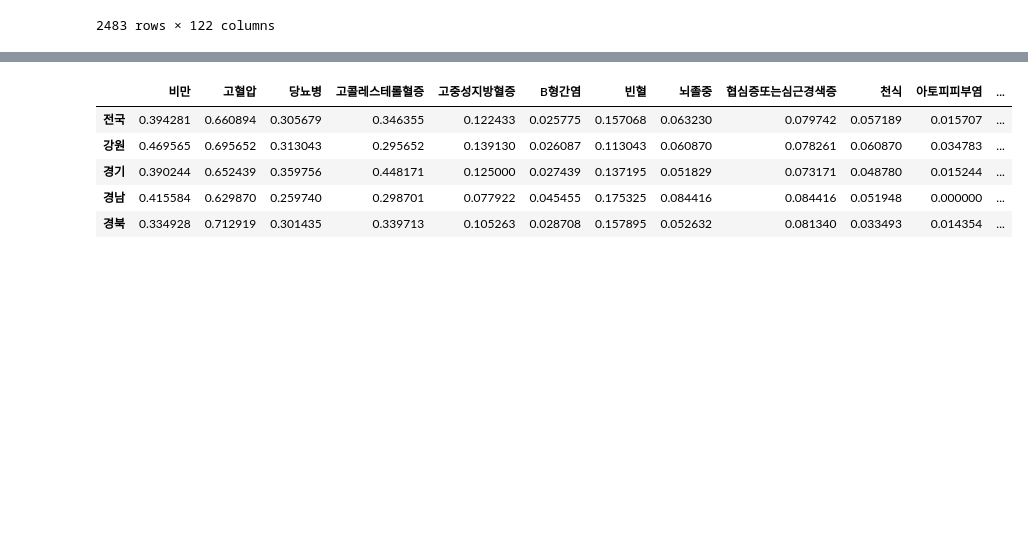
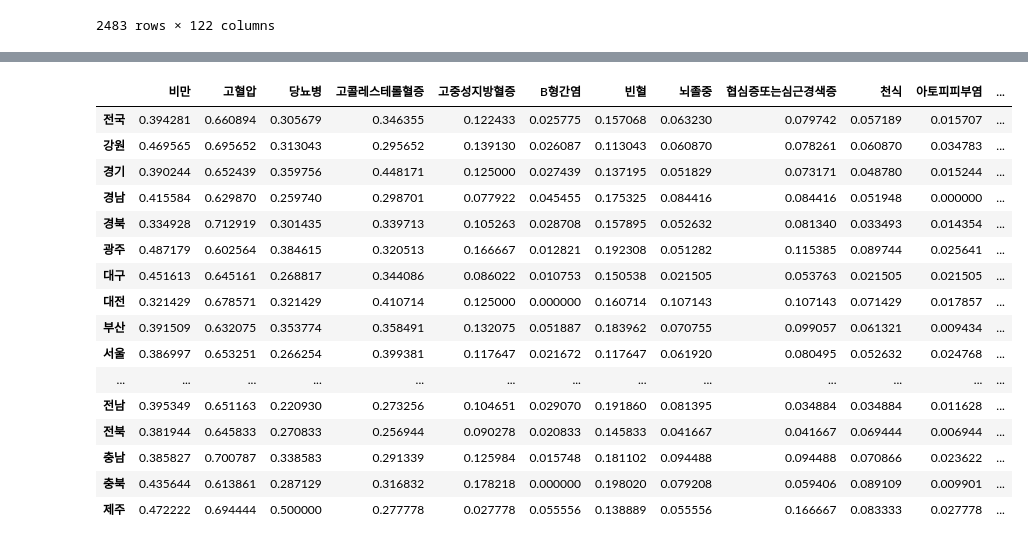
Before and after one commit to amthreeh/healthnutrition, a Jupyter notebook: elder.ipynb, the cells around one changed output, grey strips where cells are left out. Saved outputs shown, nothing was run; the diff lists cells and outputs as text; code cells hidden in the pictures; blank space fills up the shorter version.

```diff
--- a/elder.ipynb
+++ b/elder.ipynb
@@ -21,6 +21,8 @@ all_not_elder.head()
 | 3 | b'A309460902' | b'A3094609' | 2010.0 | 1.0 | 1.0 | 1.0 | 32.0 | 2.0 | 2.0 | 2.0 | ... | ... |
 | 5 | b'A310980901' | b'A3109809' | 2010.0 | 1.0 | 1.0 | 1.0 | 80.0 | 1.0 | 1.0 | 2.0 | ... | ... |
 5 rows × 122 columns
+# %%
+diseasename = list(all_not_elder.iloc[:,-13:].columns)
 # %% [markdown]
 전체 독거노인, 지역별 독거노인
 # %%
@@ -108,7 +97,7 @@ sum_제주_elder=sumdata(data_제주)
 
 df_sum=pd.concat([sum_al_elder,sum_강원_elder,sum_경기_elder,sum_경남_elder,sum_경북_elder,sum_광주_elder,
 sum_대구_elder,sum_대전_elder,sum_부산_elder,sum_서울_elder,sum_세종_elder,sum_울산_elder,
-sum_인천_elder,sum_전남_elder,sum_충남_elder, sum_충북_elder, sum_전북_elder,sum_제주_elder])
+sum_인천_elder,sum_전남_elder, sum_전북_elder, sum_충남_elder, sum_충북_elder,sum_제주_elder])
 df_sum.index = ["전국", "강원", "경기", "경남", "경북", "광주", "대구", "대전", "부산", "서울", "세종", "울산",
                 "인천", "전남", "전북", "충남", "충북", "제주"]
 # %%
@@ -132,11 +142,22 @@ len(data_제주)]
 # %%
 sum_every_elder_ratio = (df_sum.T/lst_pop).T
-sum_every_elder_ratio.head()
+sum_every_elder_ratio
 # %% [output]
 |  | 비만 | 고혈압 | 당뇨병 | 고콜레스테롤혈증 | 고중성지방혈증 | B형간염 | 빈혈 | 뇌졸중 | 협심증또는심근경색증 | 천식 | 아토피피부염 | ... |
 | 전국 | 0.394281 | 0.660894 | 0.305679 | 0.346355 | 0.122433 | 0.025775 | 0.157068 | 0.063230 | 0.079742 | 0.057189 | 0.015707 | ... |
 | 강원 | 0.469565 | 0.695652 | 0.313043 | 0.295652 | 0.139130 | 0.026087 | 0.113043 | 0.060870 | 0.078261 | 0.060870 | 0.034783 | ... |
 | 경기 | 0.390244 | 0.652439 | 0.359756 | 0.448171 | 0.125000 | 0.027439 | 0.137195 | 0.051829 | 0.073171 | 0.048780 | 0.015244 | ... |
 | 경남 | 0.415584 | 0.629870 | 0.259740 | 0.298701 | 0.077922 | 0.045455 | 0.175325 | 0.084416 | 0.084416 | 0.051948 | 0.000000 | ... |
 | 경북 | 0.334928 | 0.712919 | 0.301435 | 0.339713 | 0.105263 | 0.028708 | 0.157895 | 0.052632 | 0.081340 | 0.033493 | 0.014354 | ... |
+| 광주 | 0.487179 | 0.602564 | 0.384615 | 0.320513 | 0.166667 | 0.012821 | 0.192308 | 0.051282 | 0.115385 | 0.089744 | 0.025641 | ... |
+| 대구 | 0.451613 | 0.645161 | 0.268817 | 0.344086 | 0.086022 | 0.010753 | 0.150538 | 0.021505 | 0.053763 | 0.021505 | 0.021505 | ... |
+| 대전 | 0.321429 | 0.678571 | 0.321429 | 0.410714 | 0.125000 | 0.000000 | 0.160714 | 0.107143 | 0.107143 | 0.071429 | 0.017857 | ... |
+| 부산 | 0.391509 | 0.632075 | 0.353774 | 0.358491 | 0.132075 | 0.051887 | 0.183962 | 0.070755 | 0.099057 | 0.061321 | 0.009434 | ... |
+| 서울 | 0.386997 | 0.653251 | 0.266254 | 0.399381 | 0.117647 | 0.021672 | 0.117647 | 0.061920 | 0.080495 | 0.052632 | 0.024768 | ... |
+| ... | ... | ... | ... | ... | ... | ... | ... | ... | ... | ... | ... | ... |
+| 전남 | 0.395349 | 0.651163 | 0.220930 | 0.273256 | 0.104651 | 0.029070 | 0.191860 | 0.081395 | 0.034884 | 0.034884 | 0.011628 | ... |
+| 전북 | 0.381944 | 0.645833 | 0.270833 | 0.256944 | 0.090278 | 0.020833 | 0.145833 | 0.041667 | 0.041667 | 0.069444 | 0.006944 | ... |
+| 충남 | 0.385827 | 0.700787 | 0.338583 | 0.291339 | 0.125984 | 0.015748 | 0.181102 | 0.094488 | 0.094488 | 0.070866 | 0.023622 | ... |
+| 충북 | 0.435644 | 0.613861 | 0.287129 | 0.316832 | 0.178218 | 0.000000 | 0.198020 | 0.079208 | 0.059406 | 0.089109 | 0.009901 | ... |
+| 제주 | 0.472222 | 0.694444 | 0.500000 | 0.277778 | 0.027778 | 0.055556 | 0.138889 | 0.055556 | 0.166667 | 0.083333 | 0.027778 | ... |
 # %%
```
Also changed, not shown: parts of 8 cells of this notebook.
